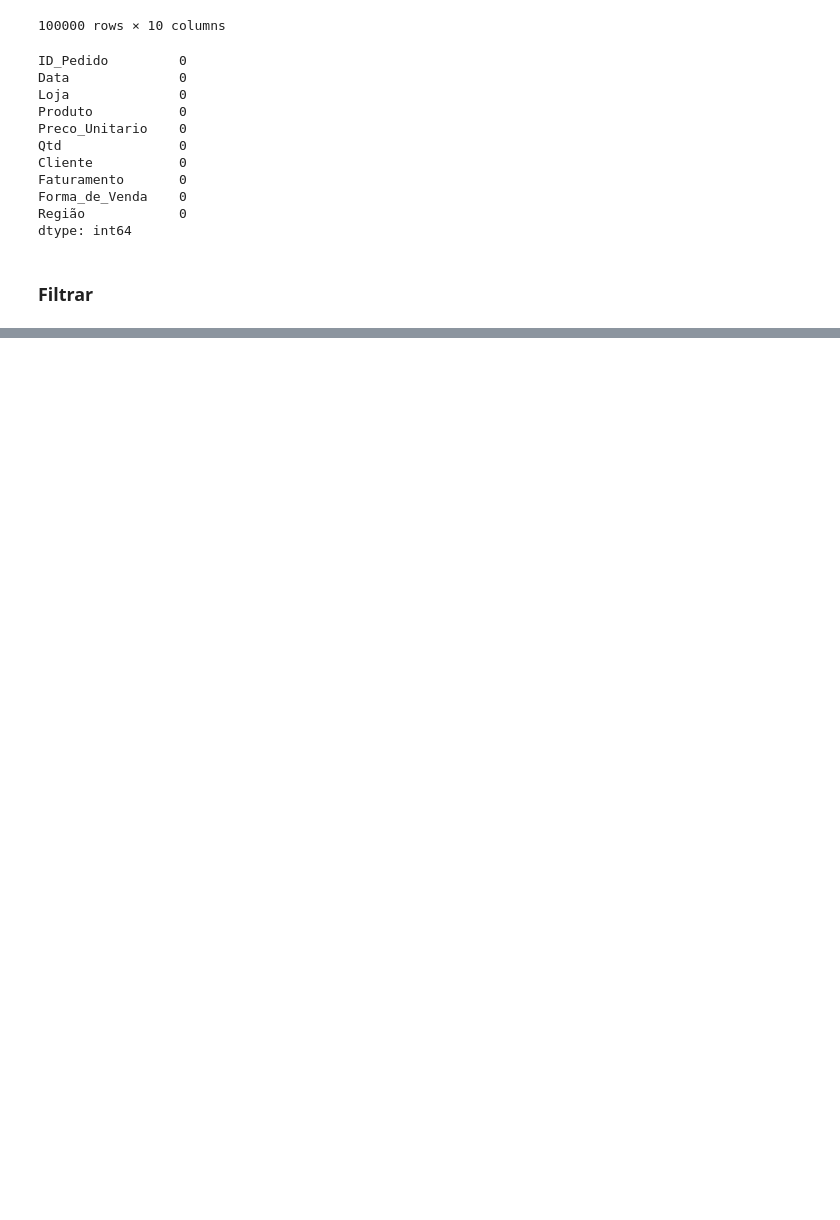
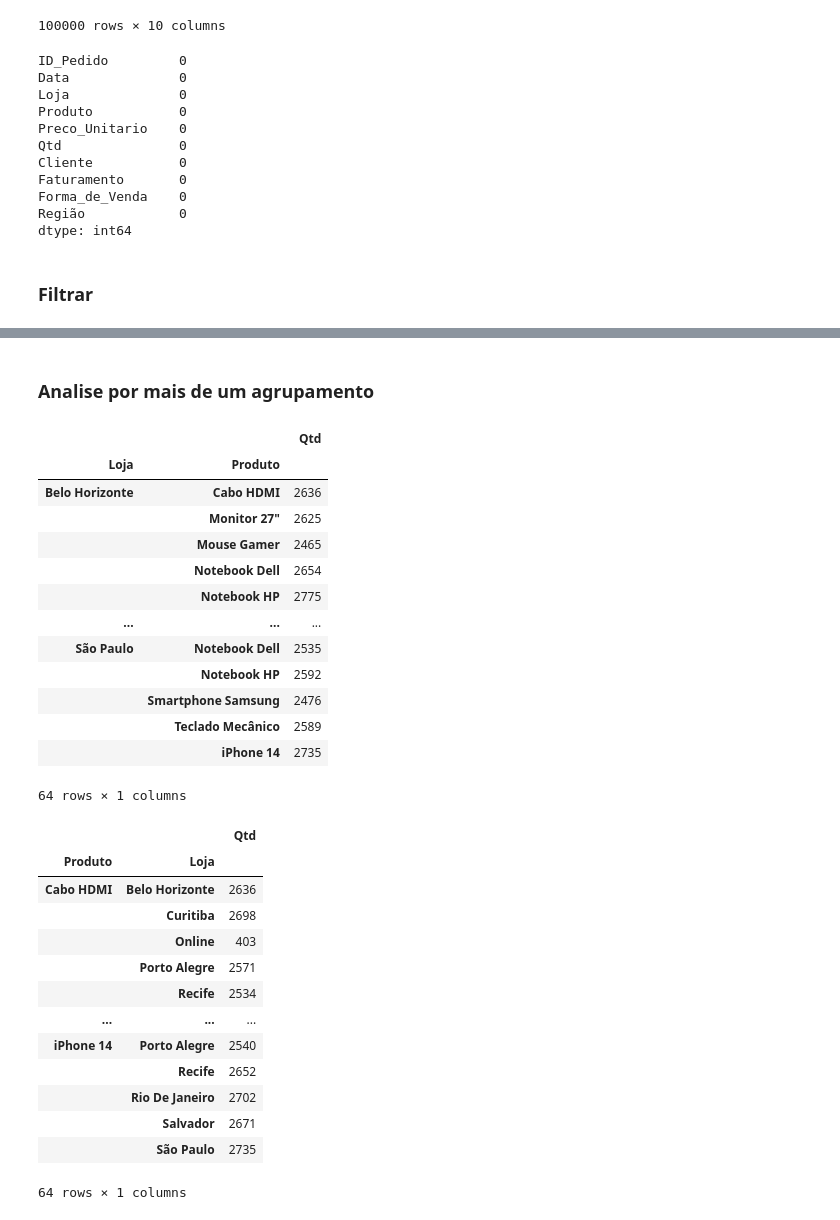
Before and after one commit to jhonathaann/Pandas, a Jupyter notebook: Introducao/inicio_dois.ipynb, the cells around one changed output, grey strips where cells are left out. Cells and saved outputs as stored; diff of their text form; code cells hidden in the pictures; blank space fills up the shorter version.

```diff
--- a/Introducao/inicio_dois.ipynb
+++ b/Introducao/inicio_dois.ipynb
@@ -248,0 +314,42 @@ df_vendas_sp.to_csv("Vendas_SP.csv", index=False)
+# %% [markdown]
+### Analise por mais de um agrupamento
+# %%
+### analise por loja e por produto
+
+## 1° quais produtos venderam mais em cada uma das lojas
+df_analise_produtos_loja = df_analise[["Loja", "Produto","Qtd"]].groupby(["Loja", "Produto"]).sum() # aqui ele vai agrupar
+# primeiro por cada uma das lojas E depois por cada produto (somando a quantidade de produto)
+display(df_analise_produtos_loja)
+
+## 2° quais lojas mais venderam os produtos
+df_analise_lojas_em_produto = df_analise[["Loja", "Produto","Qtd"]].groupby(["Produto", "Loja"]).sum()
+display(df_analise_lojas_em_produto)
+# %% [output]
+|  |  | Qtd |
+| Loja | Produto |  |
+| Belo Horizonte | Cabo HDMI | 2636 |
+|  | Monitor 27" | 2625 |
+|  | Mouse Gamer | 2465 |
+|  | Notebook Dell | 2654 |
+|  | Notebook HP | 2775 |
+| ... | ... | ... |
+| São Paulo | Notebook Dell | 2535 |
+|  | Notebook HP | 2592 |
+|  | Smartphone Samsung | 2476 |
+|  | Teclado Mecânico | 2589 |
+|  | iPhone 14 | 2735 |
+64 rows × 1 columns
+|  |  | Qtd |
+| Produto | Loja |  |
+| Cabo HDMI | Belo Horizonte | 2636 |
+|  | Curitiba | 2698 |
+|  | Online | 403 |
+|  | Porto Alegre | 2571 |
+|  | Recife | 2534 |
+| ... | ... | ... |
+| iPhone 14 | Porto Alegre | 2540 |
+|  | Recife | 2652 |
+|  | Rio De Janeiro | 2702 |
+|  | Salvador | 2671 |
+|  | São Paulo | 2735 |
+64 rows × 1 columns
```
Also changed, not shown: parts of 7 cells of this notebook, 1 other file.
